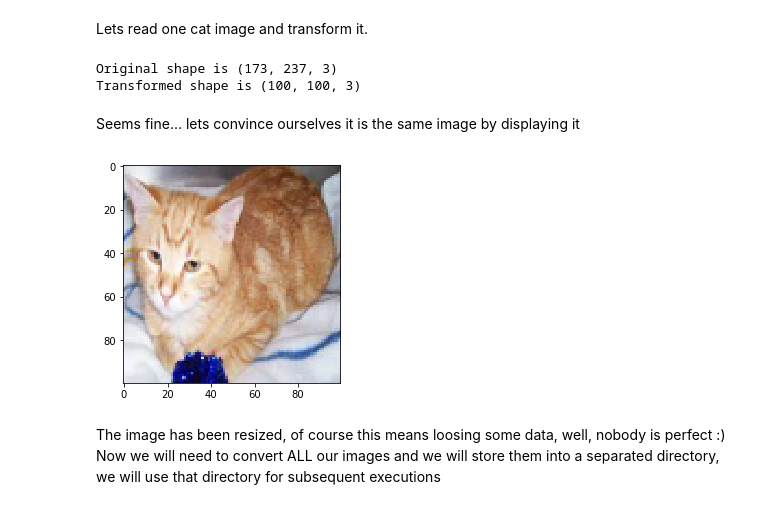
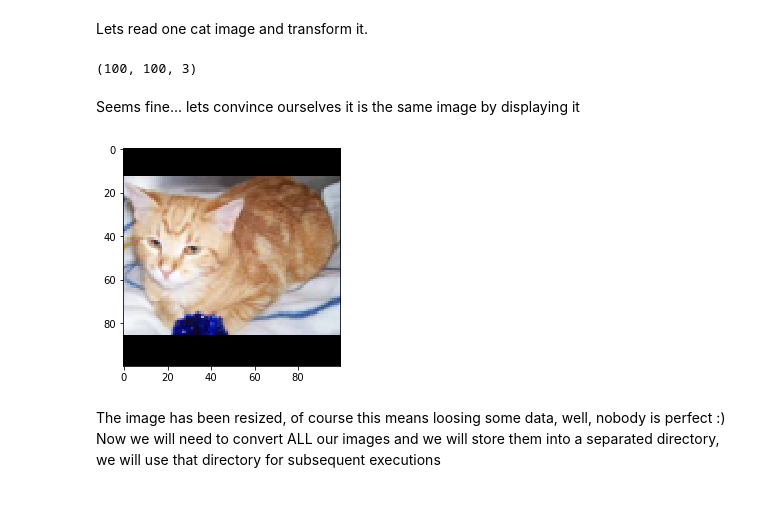
Before and after one commit to moriano/loco-learning, a Jupyter notebook: cats-vs-dogs/cats-vs-dogs.ipynb, the cells around one changed output. Cells and saved outputs as stored; diff of their text form; code cells hidden in the pictures.

```diff
--- a/cats-vs-dogs/cats-vs-dogs.ipynb
+++ b/cats-vs-dogs/cats-vs-dogs.ipynb
@@ -73,12 +74,3 @@ IMAGE_WIDTH=100
 IMAGE_HEIGHT=100
 # %% [markdown]
 Lets read one cat image and transform it.
-# %%
-sample_cat_file = DATA_DIR+'cat.42.jpg'
-original = cv2.imread(sample_cat_file)
-print("Original shape is", original.shape)
-transformed = cv2.resize(original, (IMAGE_WIDTH, IMAGE_HEIGHT))
-print("Transformed shape is", transformed.shape)
-# %% [output]
-Original shape is (173, 237, 3)
-Transformed shape is (100, 100, 3)
@@ -85,10 +123,16 @@ Transformed shape is (100, 100, 3)
+# %%
+original = cv2.imread(DATA_DIR+'cat.42.jpg')
+resized = resize_and_pad(original, (100, 100))
+print(resized.shape)
+# %% [output]
+(100, 100, 3)
 # %% [markdown]
 Seems fine... lets convince ourselves it is the same image by displaying it
 # %%
-plt.imshow(cv2.cvtColor(transformed, cv2.COLOR_BGR2RGB))
+plt.imshow(resized)
 plt.show()
 # %% [output]
-[figure, old version]
+[figure, new version]
 # %% [markdown]
 The image has been resized, of course this means loosing some data, well, nobody is perfect :)
 Now we will need to convert ALL our images and we will store them into a separated directory, we will use that directory for subsequent executions
```
Also changed, not shown: parts of 13 cells of this notebook.
